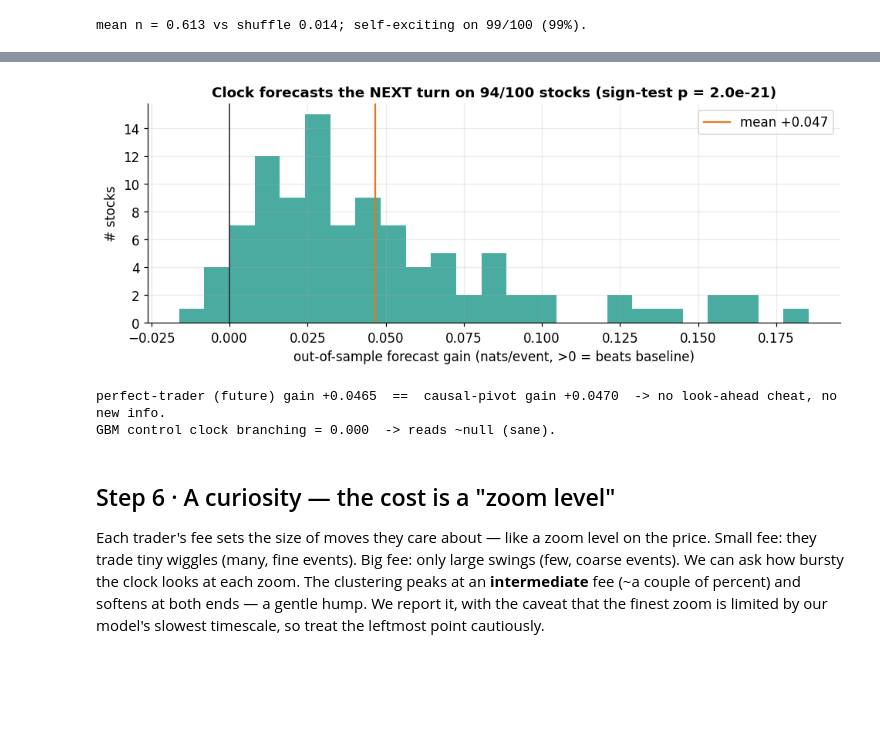
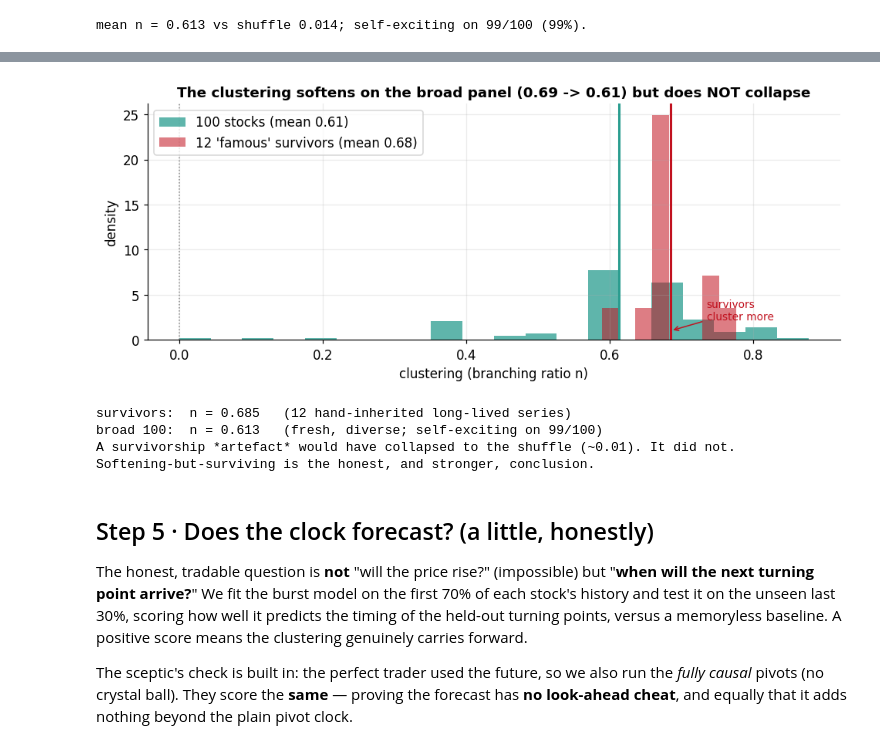
Before and after one commit to albertoHdzE/CausalBool, a Jupyter notebook: index-deconvolution/notebooks/09_oracle_perfect_trader.ipynb, the cells around one changed output, grey strips where cells are left out. Drawn from its saved outputs; the diff is of its cells as text; code cells hidden in the pictures; blank space fills up the shorter version.

```diff
--- a/index-deconvolution/notebooks/09_oracle_perfect_trader.ipynb
+++ b/index-deconvolution/notebooks/09_oracle_perfect_trader.ipynb
@@ -70,21 +70,25 @@ repo root : /Users/alberto/Documents/projects/CausalBool/index-deconvolution
 ready. matplotlib + numpy loaded; code layers on the path.
 # %%
 # Level 10 lives above the shared bootstrap's reach: add level9/level10 and the panels.
-for _sub in ["level9", "level10"]:
+for _sub in ["level9", "level10", "level11"]:
     _p = os.path.join(ROOT, _sub)
     if _p not in sys.path:
         sys.path.insert(0, _p)
 import json
 DATA_100 = os.path.join(ROOT, "finance", "data_100")   # 100 stocks (run level10/download_100.py)
-RESULTS  = os.path.join(ROOT, "results", "exp31_stress_100.json")
 from finance import load_yahoo_close
 
 def load_stock(ticker):
     px = load_yahoo_close(os.path.join(DATA_100, ticker + ".json"))
     return [px[d] for d in sorted(px)]
 
-with open(RESULTS) as _f:
-    R100 = json.load(_f)        # precomputed 100-stock audit (fast to plot)
+def _load(name):
+    with open(os.path.join(ROOT, "results", name)) as _f:
+        return json.load(_f)
+
+R100 = _load("exp31_stress_100.json")   # the 100-stock adversarial audit
+R12  = _load("exp30_oracle_clock.json") # the 12 "famous few" long survivors
+RX   = _load("exp32_multiscale_fourier.json")  # Fourier + multi-scale Hawkes
 print("panel :", len(R100["rows"]), "stocks audited;  demo stock loads live below.")
 # %% [output]
 panel : 100 stocks audited;  demo stock loads live below.
@@ -285,31 +296,41 @@ plain pivot clock.
 # %%
-oo = R100["oos_forecast"]
-gains_o = [r["oos_gain_oracle"] for r in R100["rows"]]
-gains_p = [r["oos_gain_pivot"]  for r in R100["rows"]]
-fig, ax = plt.subplots(figsize=(9, 3.6))
-ax.hist(gains_o, bins=25, color=OK, alpha=0.85)
-ax.axvline(0, color=INK, lw=1)
-ax.axvline(oo["mean_oos_oracle"], color=BAD, lw=1.5,
-           label=f"mean {oo['mean_oos_oracle']:+.3f}")
-ax.set_xlabel("out-of-sample forecast gain (nats/event, >0 = beats baseline)")
-ax.set_ylabel("# stocks"); ax.legend()
-ax.set_title(f"Clock forecasts the NEXT turn on {oo['n_oos_positive']}/{R100['n_series']} stocks "
-             f"(sign-test p = {oo['sign_test_p']:.1e})")
-plt.tight_layout(); plt.show()
-print(f"perfect-trader (future) gain {oo['mean_oos_oracle']:+.4f}  ==  "
-      f"causal-pivot gain {oo['mean_oos_pivot']:+.4f}  -> no look-ahead cheat, no new info.")
-print(f"GBM control clock branching = {R100['gbm_control']['branching']:.3f}  -> reads ~null (sane).")
+b12 = [r["branching_ratio"] for r in R12["behaviour_table"]["rows"]]      # 12 survivors
+b100 = [r["branching_ratio"] for r in R100["rows"]]                       # 100 panel
+m12, m100 = np.mean(b12), np.mean(b100)
+
+fig, ax = plt.subplots(figsize=(9, 3.8))
+ax.hist(b100, bins=20, color=OK, alpha=0.75, density=True, label=f"100 stocks (mean {m100:.2f})")
+ax.hist(b12, bins=8, color=HL, alpha=0.55, density=True, label=f"12 'famous' survivors (mean {m12:.2f})")
+ax.axvline(m100, color=OK, lw=2); ax.axvline(m12, color=HL, lw=2)
+ax.axvline(0.0, color="#888", lw=1, ls=":")
+ax.annotate("survivors\ncluster more", xy=(m12, 1.0), xytext=(m12+0.05, 2.2),
+            color=HL, fontsize=9, ha="left",
+            arrowprops=dict(arrowstyle="->", color=HL))
+ax.set_xlabel("clustering (branching ratio n)"); ax.set_ylabel("density")
+ax.set_title("The clustering softens on the broad panel (0.69 -> 0.61) but does NOT collapse")
+ax.legend(); plt.tight_layout(); plt.show()
+print(f"survivors:  n = {m12:.3f}   (12 hand-inherited long-lived series)")
+print(f"broad 100:  n = {m100:.3f}   (fresh, diverse; self-exciting on "
+      f"{R100['self_excitation']['n_self_exciting']}/100)")
+print("A survivorship *artefact* would have collapsed to the shuffle (~0.01). It did not.")
+print("Softening-but-surviving is the honest, and stronger, conclusion.")
 # %% [output]
-[figure, old version]
+[figure, new version]
-perfect-trader (future) gain +0.0465  ==  causal-pivot gain +0.0470  -> no look-ahead cheat, no new info.
-GBM control clock branching = 0.000  -> reads ~null (sane).
+survivors:  n = 0.685   (12 hand-inherited long-lived series)
+broad 100:  n = 0.613   (fresh, diverse; self-exciting on 99/100)
+A survivorship *artefact* would have collapsed to the shuffle (~0.01). It did not.
+Softening-but-surviving is the honest, and stronger, conclusion.
 # %% [markdown]
-## Step 6 · A curiosity — the cost is a "zoom level"
+## Step 5 · Does the clock forecast? (a little, honestly)
 
-Each trader's fee sets the size of moves they care about — like a zoom level on the
-price. Small fee: they trade tiny wiggles (many, fine events). Big fee: only large
-swings (few, coarse events). We can ask how bursty the clock looks at each zoom. The
-clustering peaks at an **intermediate** fee (~a couple of percent) and softens at both
-ends — a gentle hump. We report it, with the caveat that the finest zoom is limited by
-our model's slowest timescale, so treat the leftmost point cautiously.
+The honest, tradable question is **not** "will the price rise?" (impossible) but
+"**when will the next turning point arrive?**" We fit the burst model on the first 70%
+of each stock's history and test it on the unseen last 30%, scoring how well it
+predicts the timing of the held-out turning points, versus a memoryless baseline. A
+positive score means the clustering genuinely carries forward.
+
+The sceptic's check is built in: the perfect trader used the future, so we also run
+the *fully causal* pivots (no crystal ball). They score the **same** — proving the
+forecast has **no look-ahead cheat**, and equally that it adds nothing beyond the
+plain pivot clock.
 # %%
```
Also changed, not shown: parts of 11 cells of this notebook, 8 other files.
